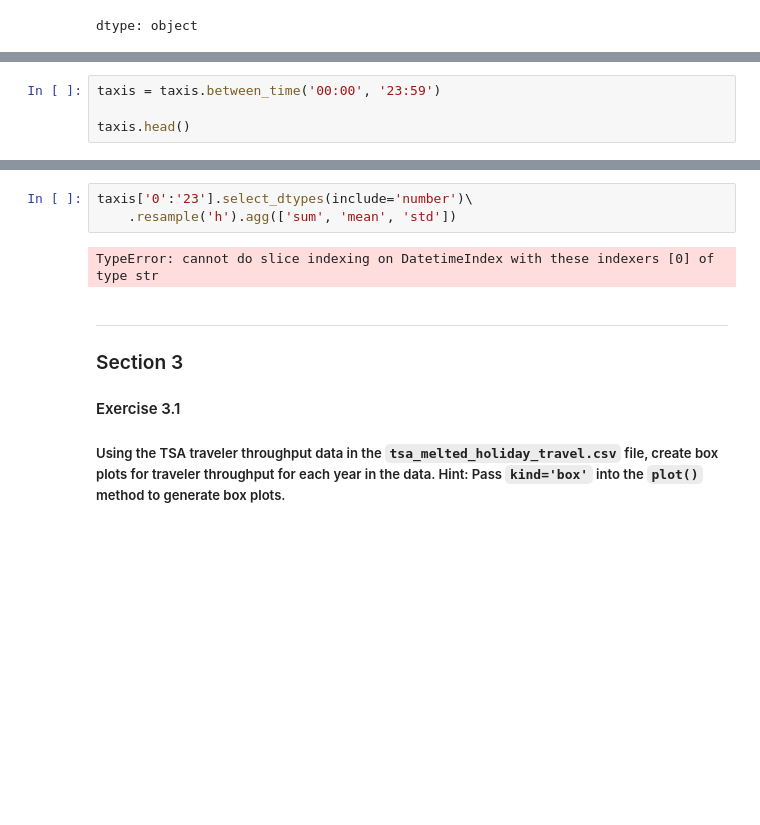
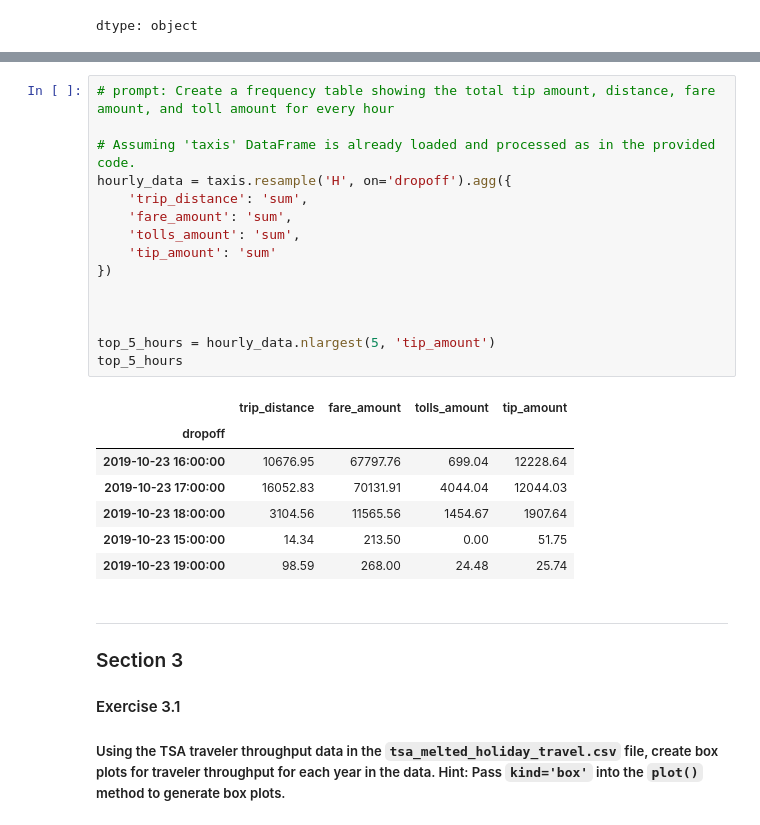
Before and after one commit to mycycler22/pandas-workshop, a Jupyter notebook: notebooks/workbook.ipynb, the cells around one changed output, grey strips where cells are left out. Saved outputs shown, nothing was run; the diff lists cells and outputs as text; blank space fills up the shorter version.

```diff
--- a/notebooks/workbook.ipynb
+++ b/notebooks/workbook.ipynb
@@ -348,4 +329,0 @@ taxis.head()
-# %%
-taxis = taxis.between_time('00:00', '23:59')
-
-taxis.head()
@@ -360,8 +330,26 @@ taxis.head()
-# %%
-taxis['0':'23'].select_dtypes(include='number')\
-    .resample('h').agg(['sum', 'mean', 'std'])
-# %% [output]
-TypeError: cannot do slice indexing on DatetimeIndex with these indexers [0] of type str
+# %%
+# prompt: Create a frequency table showing the total tip amount, distance, fare amount, and toll amount for every hour
+
+# Assuming 'taxis' DataFrame is already loaded and processed as in the provided code.
+hourly_data = taxis.resample('H', on='dropoff').agg({
+    'trip_distance': 'sum',
+    'fare_amount': 'sum',
+    'tolls_amount': 'sum',
+    'tip_amount': 'sum'
+})
+
+
+
+top_5_hours = hourly_data.nlargest(5, 'tip_amount')
+top_5_hours
+# %% [output]
+|  | trip_distance | fare_amount | tolls_amount | tip_amount |
+| dropoff |  |  |  |  |
+| 2019-10-23 16:00:00 | 10676.95 | 67797.76 | 699.04 | 12228.64 |
+| 2019-10-23 17:00:00 | 16052.83 | 70131.91 | 4044.04 | 12044.03 |
+| 2019-10-23 18:00:00 | 3104.56 | 11565.56 | 1454.67 | 1907.64 |
+| 2019-10-23 15:00:00 | 14.34 | 213.50 | 0.00 | 51.75 |
+| 2019-10-23 19:00:00 | 98.59 | 268.00 | 24.48 | 25.74 |
 # %% [markdown]
 ---
 
```
Also changed, not shown: parts of 8 cells of this notebook.
